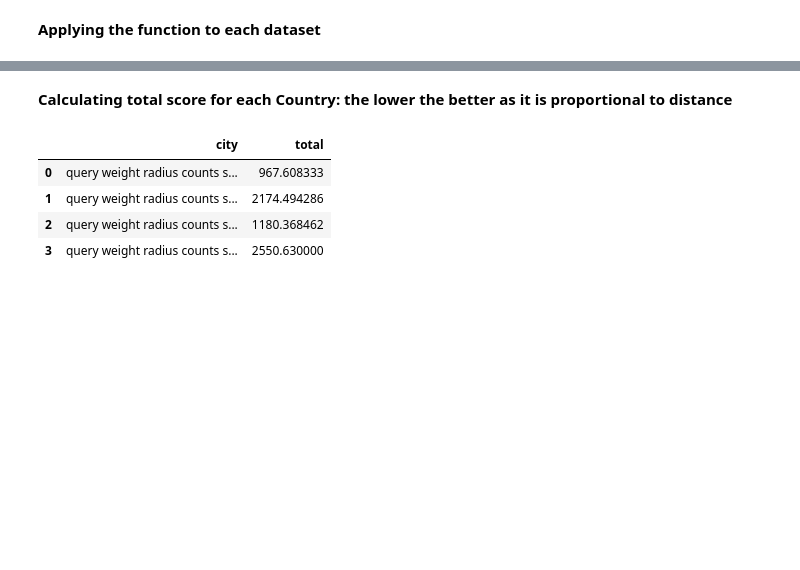
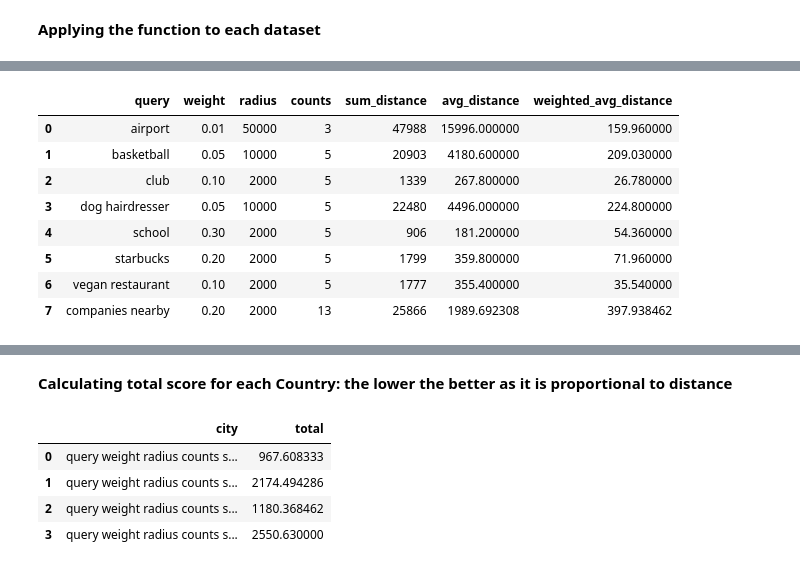
Before and after one commit to mplanasgit/project-3, a Jupyter notebook: comparing.ipynb, the cells around one changed output, grey strips where cells are left out. Saved outputs shown, nothing was run; the diff lists cells and outputs as text; code cells hidden in the pictures; blank space fills up the shorter version.

```diff
--- a/comparing.ipynb
+++ b/comparing.ipynb
@@ -465,0 +460,12 @@ london_t = createTableCity(london, london_companies_dist)
+# %%
+newyork_t
+# %% [output]
+|  | query | weight | radius | counts | sum_distance | avg_distance | weighted_avg_distance |
+| 0 | airport | 0.01 | 50000 | 3 | 47988 | 15996.000000 | 159.960000 |
+| 1 | basketball | 0.05 | 10000 | 5 | 20903 | 4180.600000 | 209.030000 |
+| 2 | club | 0.10 | 2000 | 5 | 1339 | 267.800000 | 26.780000 |
+| 3 | dog hairdresser | 0.05 | 10000 | 5 | 22480 | 4496.000000 | 224.800000 |
+| 4 | school | 0.30 | 2000 | 5 | 906 | 181.200000 | 54.360000 |
+| 5 | starbucks | 0.20 | 2000 | 5 | 1799 | 359.800000 | 71.960000 |
+| 6 | vegan restaurant | 0.10 | 2000 | 5 | 1777 | 355.400000 | 35.540000 |
+| 7 | companies nearby | 0.20 | 2000 | 13 | 25866 | 1989.692308 | 397.938462 |
```
Also changed, not shown: parts of 41 cells of this notebook, 10 other files.
